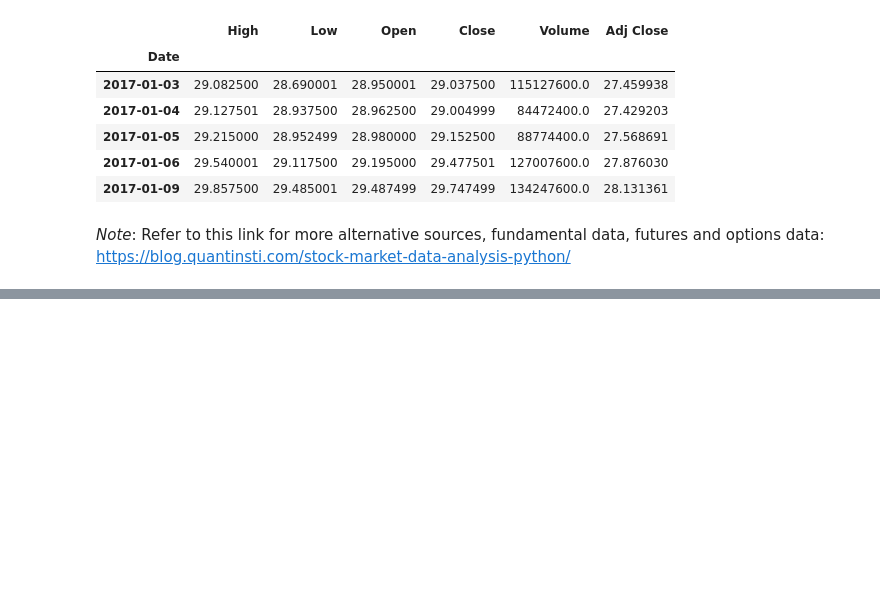
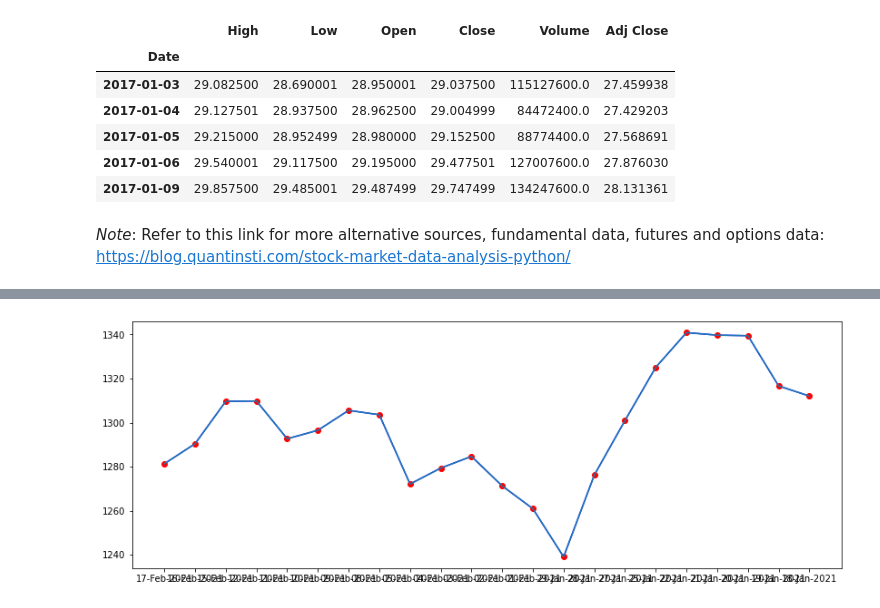
Before and after one commit to devtools4me/crypto-c3, a Jupyter notebook: jupyter/TimeSeries.ipynb, the cells around one changed output, grey strips where cells are left out. Saved outputs shown, nothing was run; the diff lists cells and outputs as text; code cells hidden in the pictures; blank space fills up the shorter version.

```diff
--- a/jupyter/TimeSeries.ipynb
+++ b/jupyter/TimeSeries.ipynb
@@ -133,0 +134,6 @@ infy.tail()
+# %%
+infy_close = infy [['Date','close']]
+
+infy_close.set_index('Date', inplace=True)
+
+infy_close
@@ -133,0 +159,12 @@ infy.tail()
+# %%
+import matplotlib.pyplot as plt
+%matplotlib inline
+
+plt.figure(figsize = (14,5))
+plt.plot(infy_close, 'b')
+plt.plot(infy_close,'ro')
+
+plt.plot(infy_close)
+plt.show()
+# %% [output]
+[figure, added]
```
Also changed, not shown: parts of 2 cells of this notebook, 1 other file.
